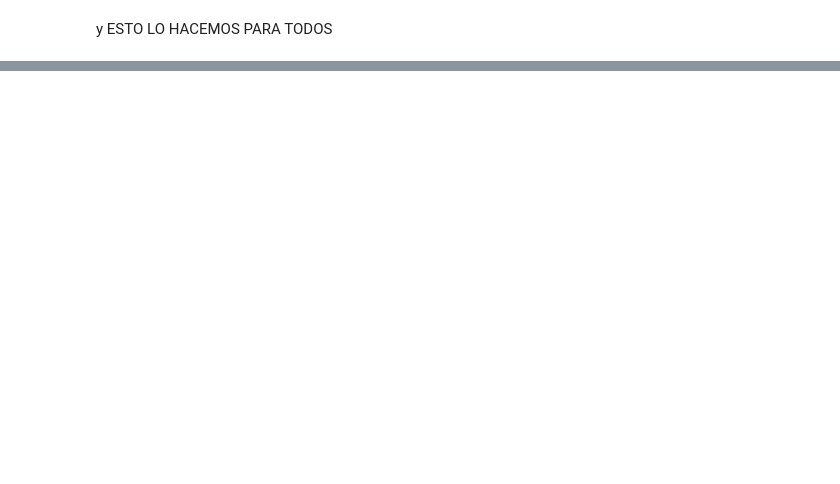
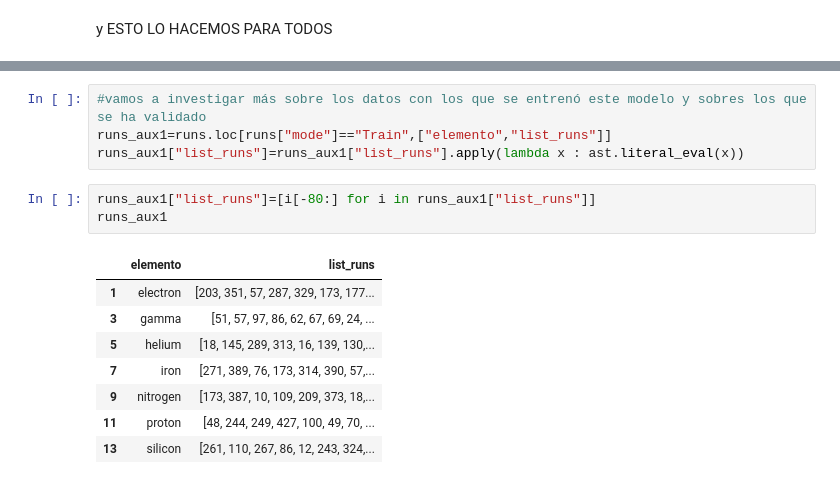
Before and after one commit to ArturoSirvent/second_CTA_analysis, a Jupyter notebook: notebooks/012.2_analysis_resultados.ipynb, the cells around one changed output, grey strips where cells are left out. Cells and saved outputs as stored; diff of their text form; blank space fills up the shorter version.

```diff
--- a/notebooks/012.2_analysis_resultados.ipynb
+++ b/notebooks/012.2_analysis_resultados.ipynb
@@ -320,0 +431,16 @@ y ESTO LO HACEMOS PARA TODOS
+# %%
+#vamos a investigar más sobre los datos con los que se entrenó este modelo y sobres los que se ha validado
+runs_aux1=runs.loc[runs["mode"]=="Train",["elemento","list_runs"]]
+runs_aux1["list_runs"]=runs_aux1["list_runs"].apply(lambda x : ast.literal_eval(x))
+# %%
+runs_aux1["list_runs"]=[i[-80:] for i in runs_aux1["list_runs"]]
+runs_aux1
+# %% [output]
+|  | elemento | list_runs |
+| 1 | electron | [203, 351, 57, 287, 329, 173, 177... |
+| 3 | gamma | [51, 57, 97, 86, 62, 67, 69, 24, ... |
+| 5 | helium | [18, 145, 289, 313, 16, 139, 130,... |
+| 7 | iron | [271, 389, 76, 173, 314, 390, 57,... |
+| 9 | nitrogen | [173, 387, 10, 109, 209, 373, 18,... |
+| 11 | proton | [48, 244, 249, 427, 100, 49, 70, ... |
+| 13 | silicon | [261, 110, 267, 86, 12, 243, 324,... |
```
Also changed, not shown: parts of 26 cells of this notebook, 10 other files.
